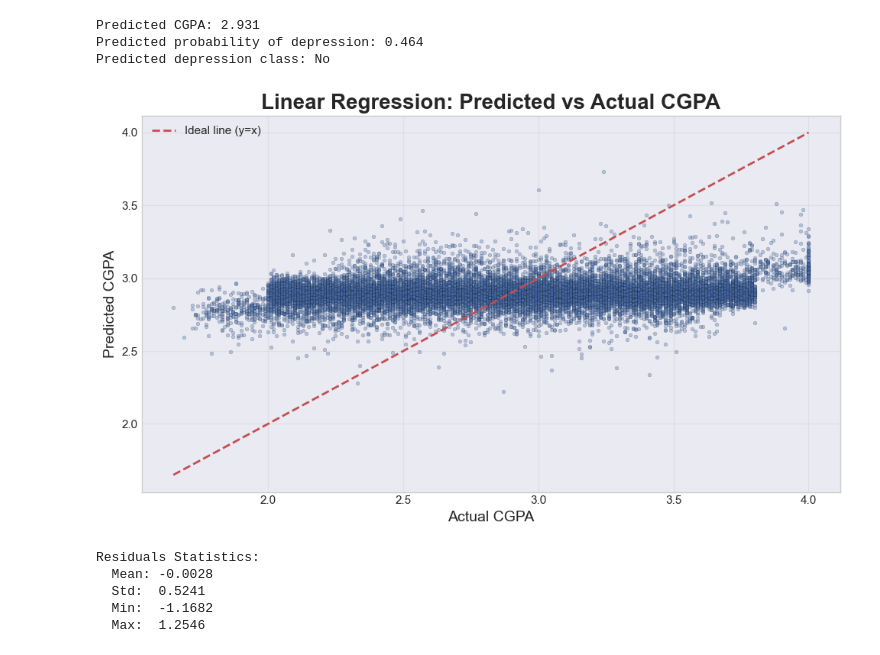
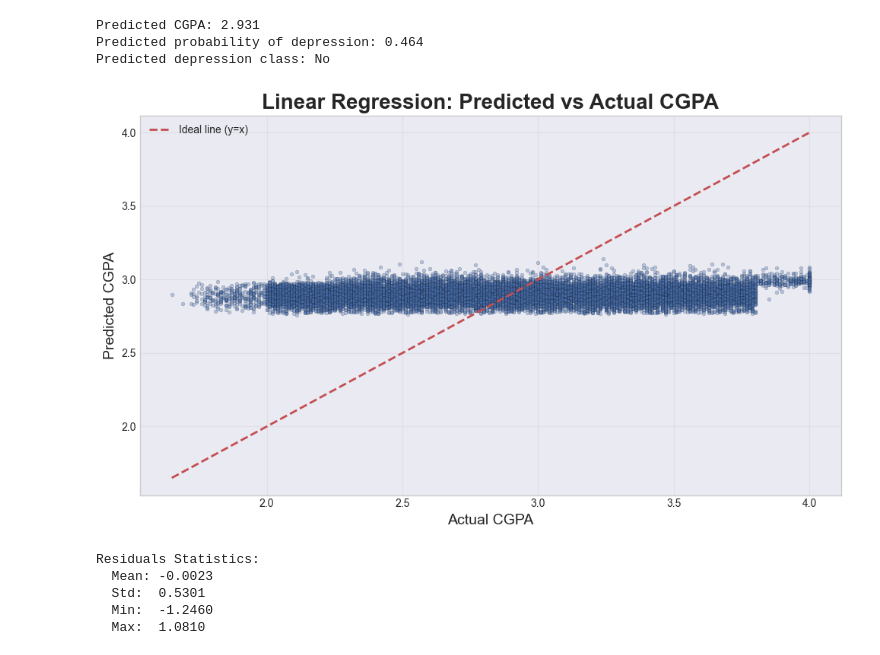
Before and after one commit to kiruganich/students_mentalhealth, a Jupyter notebook: notebook.ipynb, the cells around one changed output. Saved outputs shown, nothing was run; the diff lists cells and outputs as text; code cells hidden in the pictures.

```diff
--- a/notebook.ipynb
+++ b/notebook.ipynb
@@ -635,7 +635,7 @@ ax.set_facecolor('#EAEAF2')
 
 ax.scatter(
     y_test_reg,
-    y_test_pred,
+    y_pred_test_reg,
     alpha=0.35,
     s=12,
     c='#4C72B0',
@@ -644,40 +644,40 @@ ax.scatter(
 )
 
 # ideal line y = x
-line_min = min(np.min(y_test_reg), np.min(y_test_pred))
-line_max = max(np.max(y_test_reg), np.max(y_test_pred))
+line_min = min(np.min(y_test_reg), np.min(y_pred_test_reg))
+line_max = max(np.max(y_test_reg), np.max(y_pred_test_reg))
 ax.plot(
     [line_min, line_max],
     [line_min, line_max],
     linestyle='--',
     color='#C44E52',
     linewidth=2,
     label='Ideal line (y=x)'
 )
 
 ax.set_xlabel('Actual CGPA', fontsize=14)
 ax.set_ylabel('Predicted CGPA', fontsize=14)
 ax.set_title('Linear Regression: Predicted vs Actual CGPA', fontsize=20, fontweight='bold')
 
 ax.legend(loc='upper left', frameon=False)
 ax.grid(True, alpha=0.35)
 
 plt.tight_layout()
 plt.show()
 
 # Additional statistics
-residuals = y_test_reg - y_test_pred
+residuals = y_test_reg - y_pred_test_reg
 
 print("Residuals Statistics:")
 print(f"  Mean: {np.mean(residuals):.4f}")
 print(f"  Std:  {np.std(residuals):.4f}")
 print(f"  Min:  {np.min(residuals):.4f}")
 print(f"  Max:  {np.max(residuals):.4f}")
 # %% [output]
-[figure, old version]
+[figure, new version]
 Residuals Statistics:
-  Mean: -0.0028
-  Std:  0.5241
-  Min:  -1.1682
-  Max:  1.2546
+  Mean: -0.0023
+  Std:  0.5301
+  Min:  -1.2460
+  Max:  1.0810
 # %% [markdown]
```
Also changed, not shown: parts of 7 cells of this notebook.
